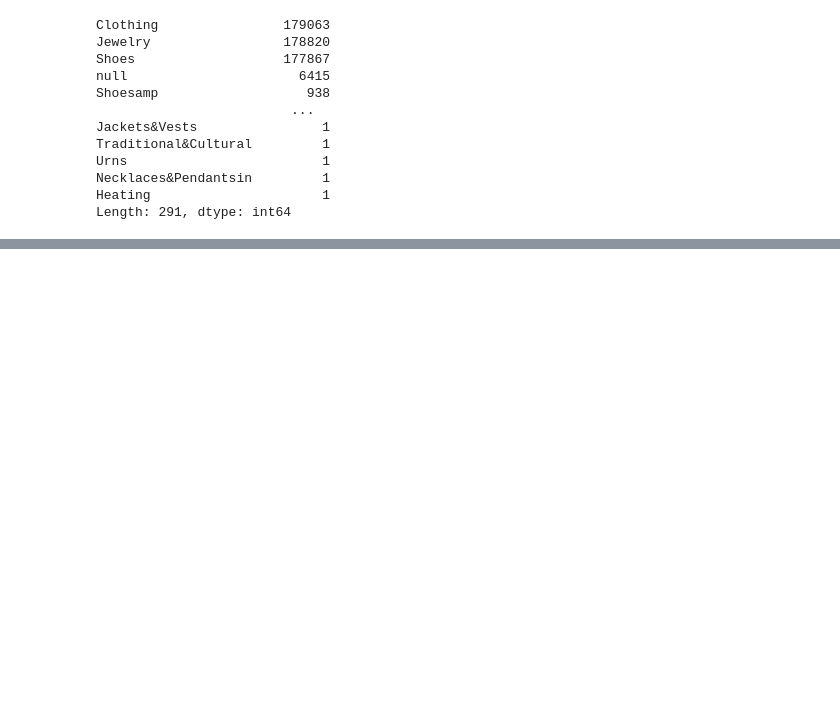
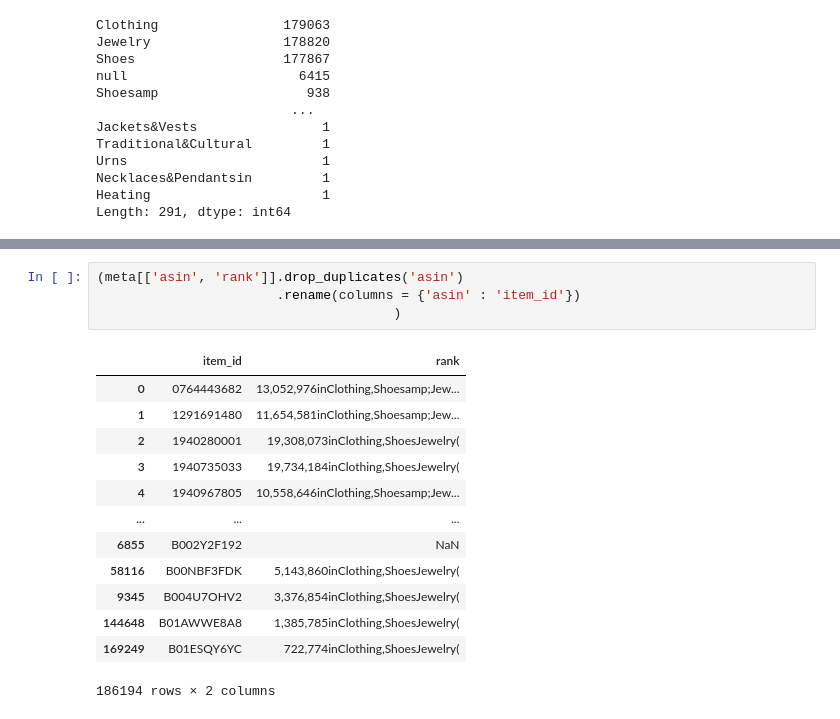
Before and after one commit to jinseo-ok/Graph-Seminar, a Jupyter notebook: Code/Untitled.ipynb, the cells around one changed output, grey strips where cells are left out. Cells and saved outputs as stored; diff of their text form; blank space fills up the shorter version.

```diff
--- a/Code/Untitled.ipynb
+++ b/Code/Untitled.ipynb
@@ -279,0 +394,18 @@ Length: 291, dtype: int64
+# %%
+(meta[['asin', 'rank']].drop_duplicates('asin')
+                       .rename(columns = {'asin' : 'item_id'})
+                                      )
+# %% [output]
+|  | item_id | rank |
+| 0 | 0764443682 | 13,052,976inClothing,Shoesamp;Jew... |
+| 1 | 1291691480 | 11,654,581inClothing,Shoesamp;Jew... |
+| 2 | 1940280001 | 19,308,073inClothing,ShoesJewelry( |
+| 3 | 1940735033 | 19,734,184inClothing,ShoesJewelry( |
+| 4 | 1940967805 | 10,558,646inClothing,Shoesamp;Jew... |
+| ... | ... | ... |
+| 6855 | B002Y2F192 | NaN |
+| 58116 | B00NBF3FDK | 5,143,860inClothing,ShoesJewelry( |
+| 9345 | B004U7OHV2 | 3,376,854inClothing,ShoesJewelry( |
+| 144648 | B01AWWE8A8 | 1,385,785inClothing,ShoesJewelry( |
+| 169249 | B01ESQY6YC | 722,774inClothing,ShoesJewelry( |
+186194 rows × 2 columns
```
Also changed, not shown: parts of 14 cells of this notebook, 1 other file.
